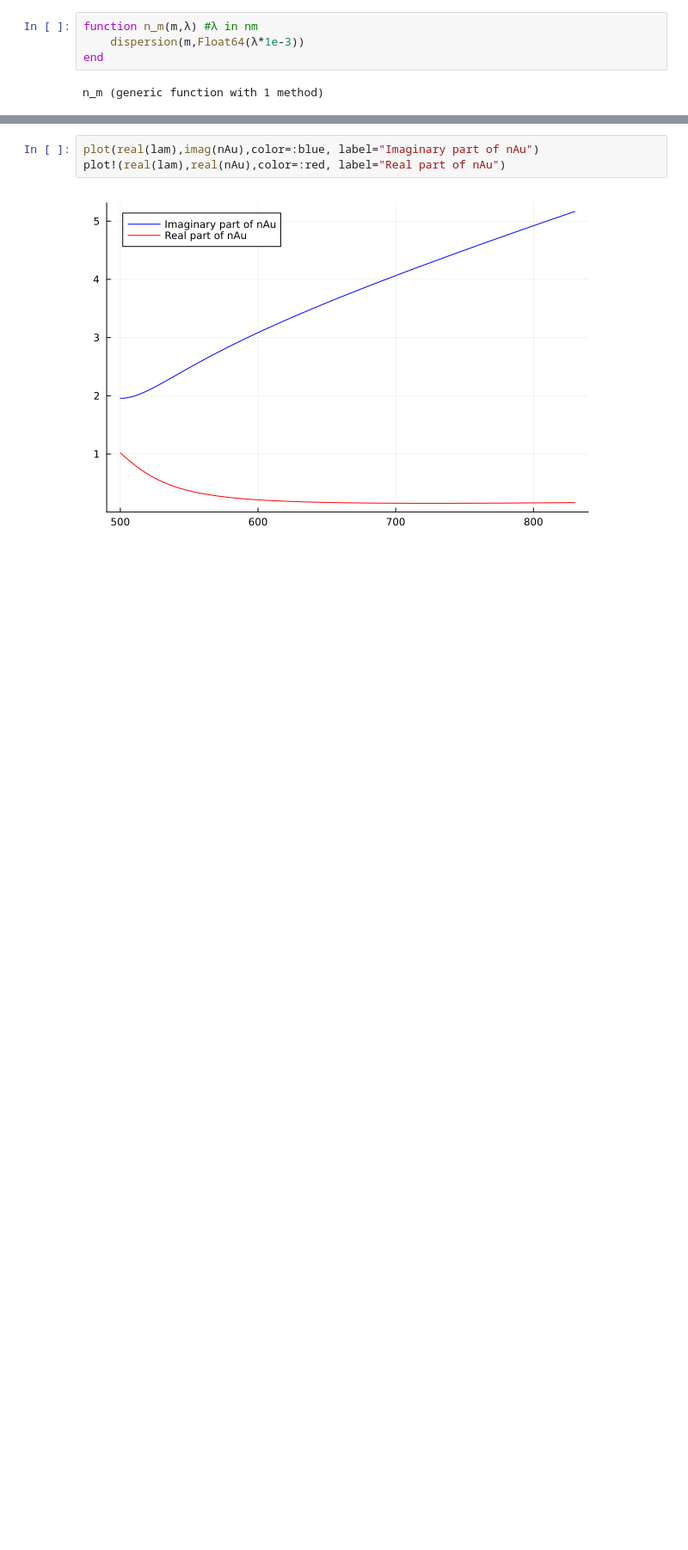
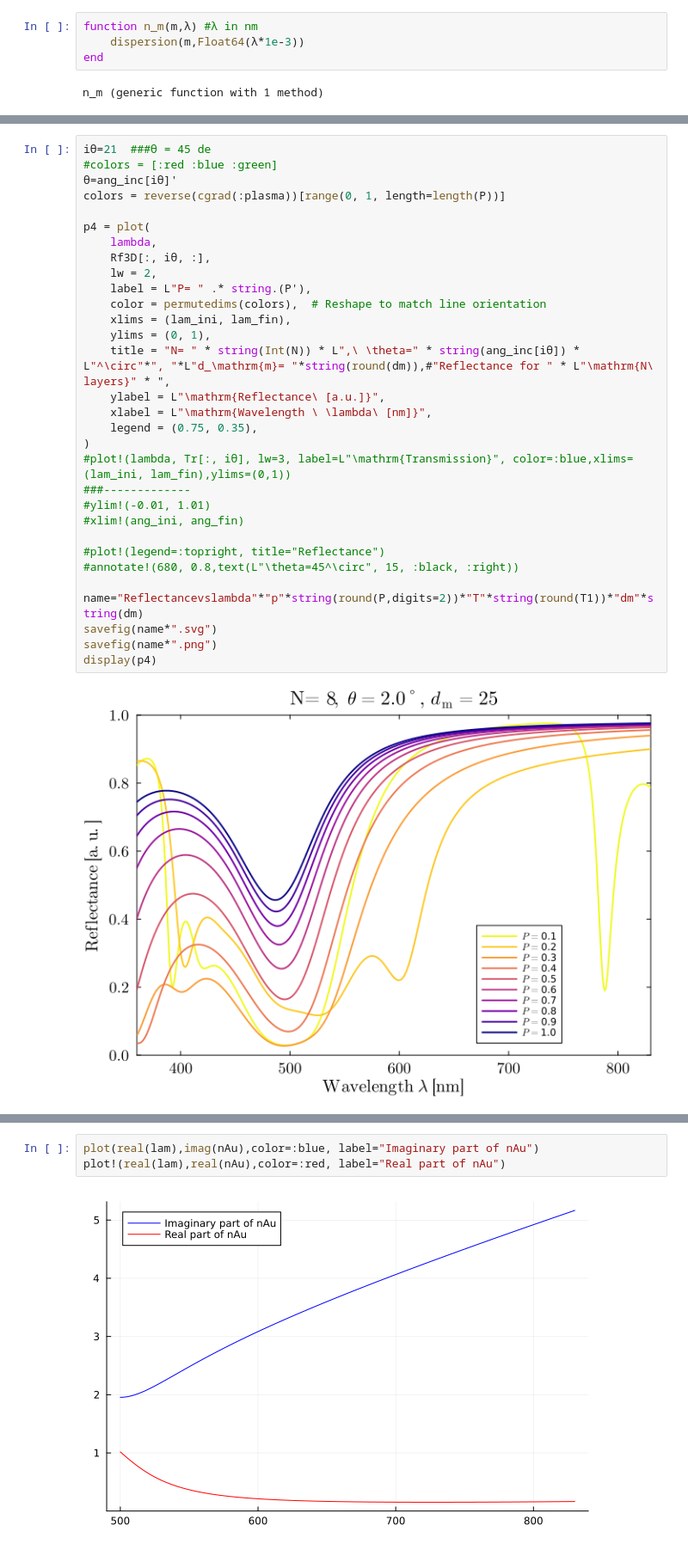
Before and after one commit to ArifMoranV/Optics, a Jupyter notebook: matrixmthd.ipynb, the cells around one changed output, grey strips where cells are left out. Shown at 86% size. Drawn from its saved outputs; the diff is of its cells as text; blank space fills up the shorter version.

```diff
--- a/matrixmthd.ipynb
+++ b/matrixmthd.ipynb
@@ -261,0 +276,33 @@ Trconstant=Tr;
+# %%
+iθ=21  ###θ = 45 de
+#colors = [:red :blue :green]
+θ=ang_inc[iθ]'
+colors = reverse(cgrad(:plasma))[range(0, 1, length=length(P))]
+
+p4 = plot(
+    lambda,
+    Rf3D[:, iθ, :],
+    lw = 2,
+    label = L"P= " .* string.(P'),
+    color = permutedims(colors),  # Reshape to match line orientation
+    xlims = (lam_ini, lam_fin),
+    ylims = (0, 1),
+    title = "N= " * string(Int(N)) * L",\ \theta=" * string(ang_inc[iθ]) * L"^\circ"*", "*L"d_\mathrm{m}= "*string(round(dm)),#"Reflectance for " * L"\mathrm{N\ layers}" * ",
+    ylabel = L"\mathrm{Reflectance\ [a.u.]}",
+    xlabel = L"\mathrm{Wavelength \ \lambda\ [nm]}",
+    legend = (0.75, 0.35),
+)
+#plot!(lambda, Tr[:, iθ], lw=3, label=L"\mathrm{Transmission}", color=:blue,xlims=(lam_ini, lam_fin),ylims=(0,1))
+###-------------
+#ylim!(-0.01, 1.01)
+#xlim!(ang_ini, ang_fin)
+
+#plot!(legend=:topright, title="Reflectance")
+#annotate!(680, 0.8,text(L"\theta=45^\circ", 15, :black, :right))
+
+name="Reflectancevslambda"*"p"*string(round(P,digits=2))*"T"*string(round(T1))*"dm"*string(dm)
+savefig(name*".svg")
+savefig(name*".png")
+display(p4)
+# %% [output]
+[figure, added]
```
Also changed, not shown: parts of 18 cells of this notebook, 38 other files.
